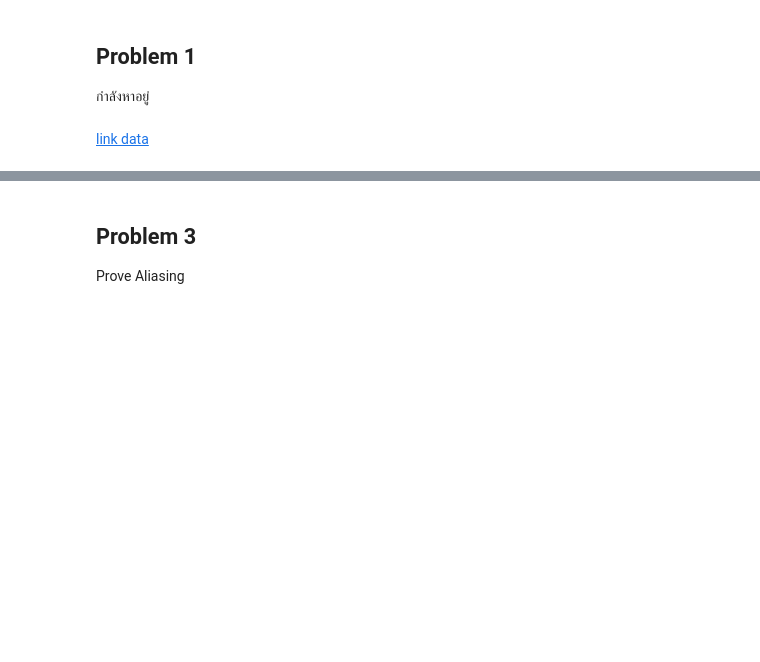
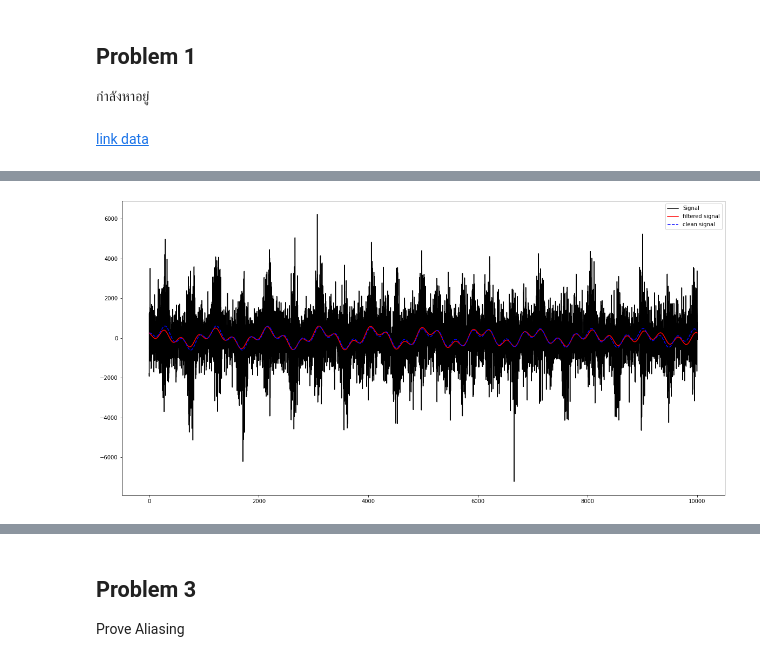
Before and after one commit to Pataweepr/ComEngMath2, a Jupyter notebook: (ComEngMath2)Lab7.ipynb, the cells around one changed output, grey strips where cells are left out. Drawn from its saved outputs; the diff is of its cells as text; code cells hidden in the pictures; blank space fills up the shorter version.

```diff
--- a/(ComEngMath2)Lab7.ipynb
+++ b/(ComEngMath2)Lab7.ipynb
@@ -18,0 +104,9 @@ analysis sound
+# %%
+plt.figure(figsize=(20, 10))
+plt.plot(t,h_w_noise,'k',label='Signal')
+plt.plot(t,np.fft.ifft(Hn_cut).real,'r-',label='filtered signal')
+plt.plot(t,h,'b--',label='clean signal')
+plt.legend(loc='upper right')
+plt.show()
+# %% [output]
+[figure, added]
```
Also changed, not shown: parts of 20 cells of this notebook.
